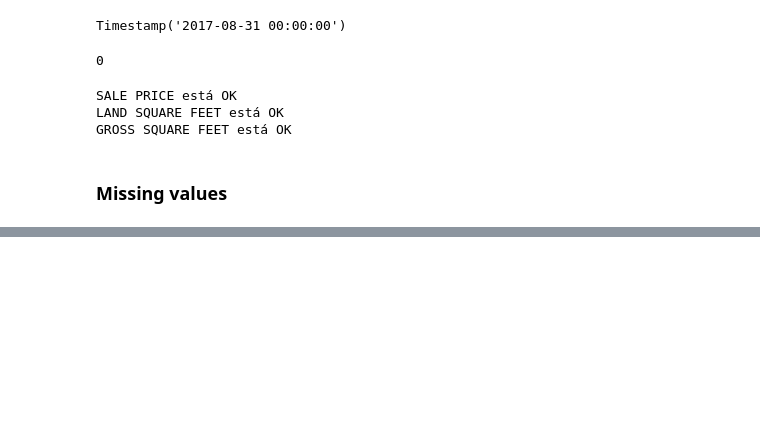
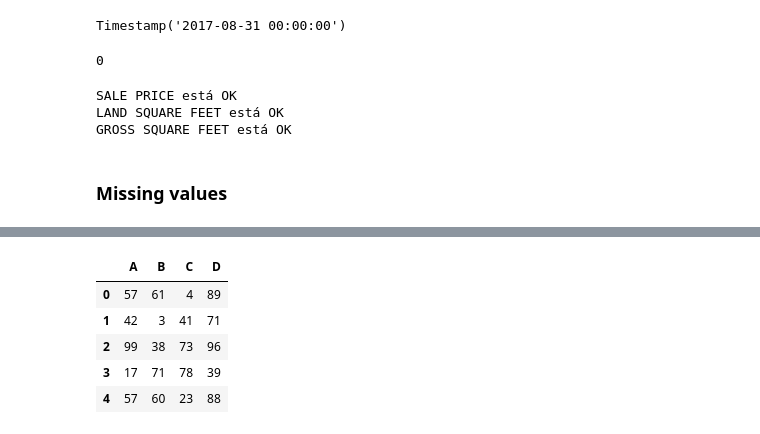
Before and after one commit to vitorbronde/Python-Jorney, a Jupyter notebook: Data preparation I.ipynb, the cells around one changed output, grey strips where cells are left out. Cells and saved outputs as stored; diff of their text form; code cells hidden in the pictures; blank space fills up the shorter version.

```diff
--- a/Data preparation I.ipynb
+++ b/Data preparation I.ipynb
@@ -136,0 +258,11 @@ GROSS SQUARE FEET está OK
+# %%
+# creating a random dataframe
+df_random = pd.DataFrame(np.random.randint(0,100 , size = (5,4)), columns = ['A' , 'B' , 'C' , 'D'])
+df_random
+# %% [output]
+|  | A | B | C | D |
+| 0 | 57 | 61 | 4 | 89 |
+| 1 | 42 | 3 | 41 | 71 |
+| 2 | 99 | 38 | 73 | 96 |
+| 3 | 17 | 71 | 78 | 39 |
+| 4 | 57 | 60 | 23 | 88 |
```
Also changed, not shown: parts of 32 cells of this notebook.
